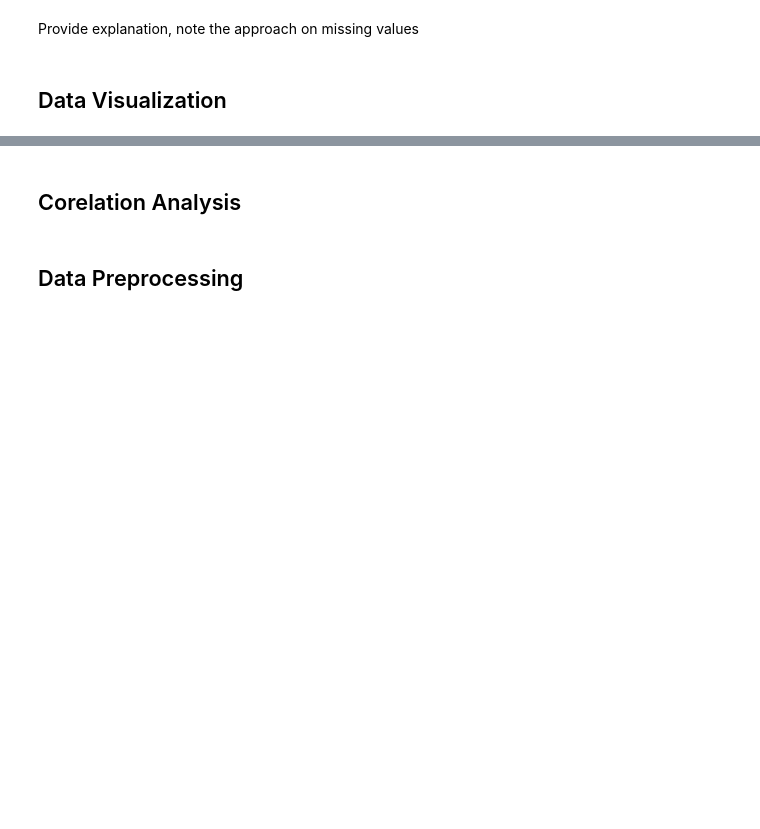
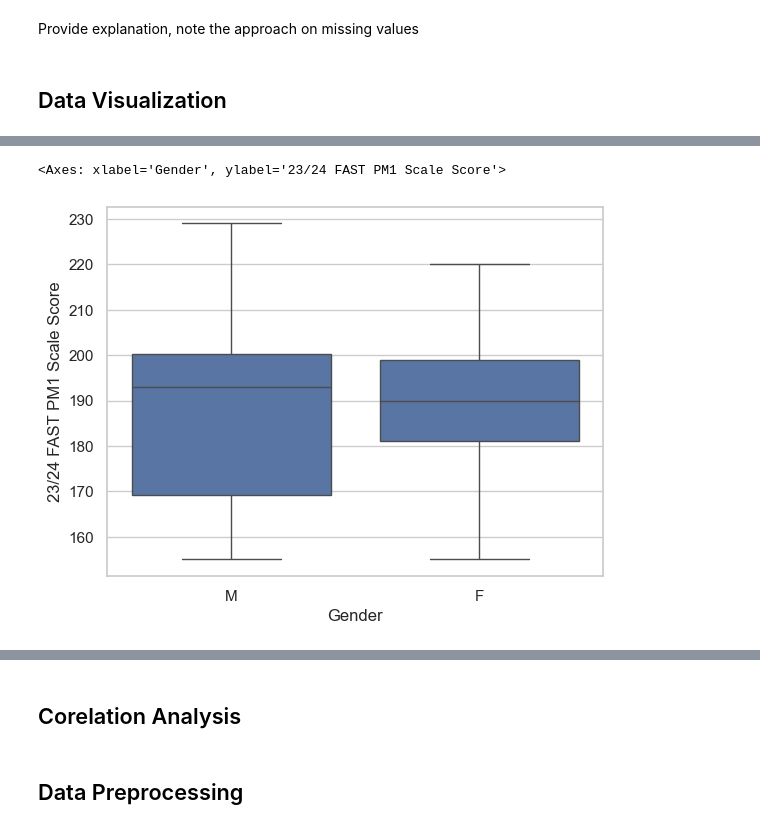
Before and after one commit to Jerfson09/Machine-Learning-Edu, a Jupyter notebook: Machine_learning_edu.ipynb, the cells around one changed output, grey strips where cells are left out. Saved outputs shown, nothing was run; the diff lists cells and outputs as text; code cells hidden in the pictures; blank space fills up the shorter version.

```diff
--- a/Machine_learning_edu.ipynb
+++ b/Machine_learning_edu.ipynb
@@ -132,0 +165,5 @@ sns.boxplot(x="Gender",y="22/23 FAST PM3 Scale Score", data=data)
+# %%
+sns.boxplot(x="Gender",y="23/24 FAST PM1 Scale Score", data=data)
+# %% [output]
+<Axes: xlabel='Gender', ylabel='23/24 FAST PM1 Scale Score'>
+[figure, added]
```
Also changed, not shown: parts of 22 cells of this notebook.
